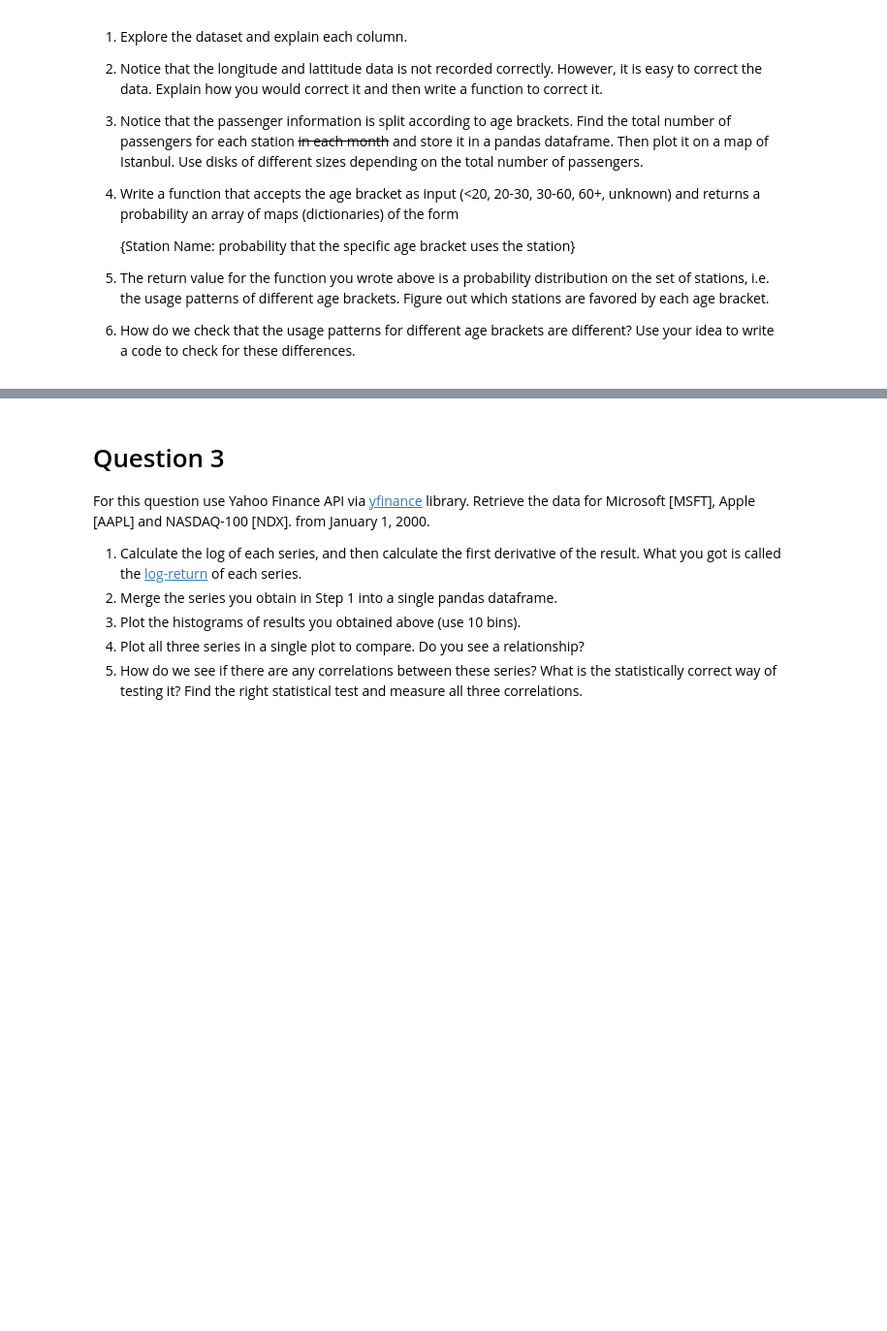
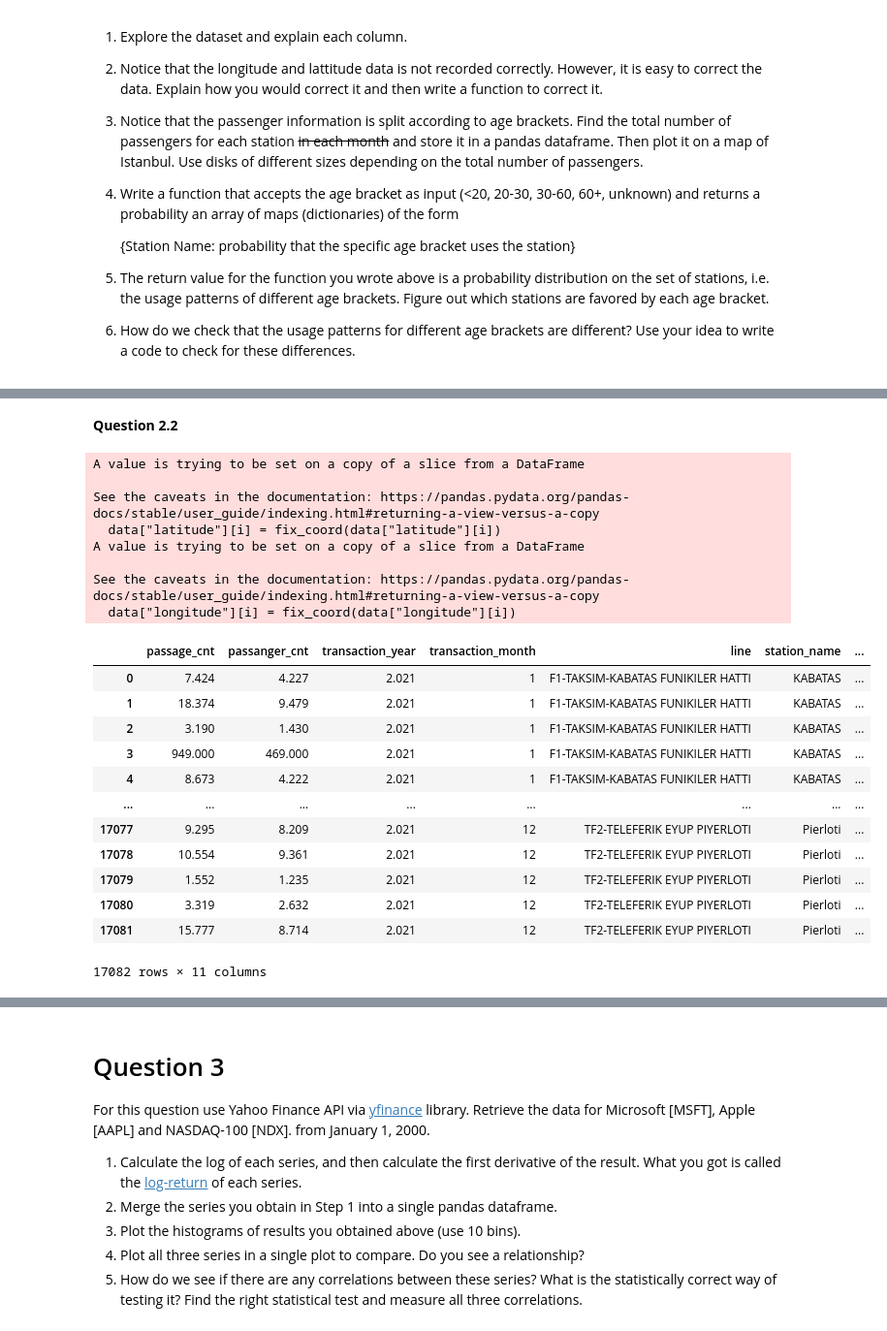
Before and after one commit to emirsglm/MAT388E-Data-Science-HW, a Jupyter notebook: HW1.ipynb, the cells around one changed output, grey strips where cells are left out. Shown at 97% size. Cells and saved outputs as stored; diff of their text form; code cells hidden in the pictures; blank space fills up the shorter version.

```diff
--- a/HW1.ipynb
+++ b/HW1.ipynb
@@ -181,0 +195,29 @@ Name: latitude, Length: 17082, dtype: object
+# %% [markdown]
+**Question 2.2**
+# %%
+for i in range(data.shape[0]):
+    data["latitude"][i] = fix_coord(data["latitude"][i])
+    data["longitude"][i] = fix_coord(data["longitude"][i])
+data
+# %% [output]
+A value is trying to be set on a copy of a slice from a DataFrame
+
+See the caveats in the documentation: https://pandas.pydata.org/pandas-docs/stable/user_guide/indexing.html#returning-a-view-versus-a-copy
+  data["latitude"][i] = fix_coord(data["latitude"][i])
+A value is trying to be set on a copy of a slice from a DataFrame
+
+See the caveats in the documentation: https://pandas.pydata.org/pandas-docs/stable/user_guide/indexing.html#returning-a-view-versus-a-copy
+  data["longitude"][i] = fix_coord(data["longitude"][i])
+|  | passage_cnt | passanger_cnt | transaction_year | transaction_month | line | station_name | ... |
+| 0 | 7.424 | 4.227 | 2.021 | 1 | F1-TAKSIM-KABATAS FUNIKILER HATTI | KABATAS | ... |
+| 1 | 18.374 | 9.479 | 2.021 | 1 | F1-TAKSIM-KABATAS FUNIKILER HATTI | KABATAS | ... |
+| 2 | 3.190 | 1.430 | 2.021 | 1 | F1-TAKSIM-KABATAS FUNIKILER HATTI | KABATAS | ... |
+| 3 | 949.000 | 469.000 | 2.021 | 1 | F1-TAKSIM-KABATAS FUNIKILER HATTI | KABATAS | ... |
+| 4 | 8.673 | 4.222 | 2.021 | 1 | F1-TAKSIM-KABATAS FUNIKILER HATTI | KABATAS | ... |
+| ... | ... | ... | ... | ... | ... | ... | ... |
+| 17077 | 9.295 | 8.209 | 2.021 | 12 | TF2-TELEFERIK EYUP PIYERLOTI | Pierloti | ... |
+| 17078 | 10.554 | 9.361 | 2.021 | 12 | TF2-TELEFERIK EYUP PIYERLOTI | Pierloti | ... |
+| 17079 | 1.552 | 1.235 | 2.021 | 12 | TF2-TELEFERIK EYUP PIYERLOTI | Pierloti | ... |
+| 17080 | 3.319 | 2.632 | 2.021 | 12 | TF2-TELEFERIK EYUP PIYERLOTI | Pierloti | ... |
+| 17081 | 15.777 | 8.714 | 2.021 | 12 | TF2-TELEFERIK EYUP PIYERLOTI | Pierloti | ... |
+17082 rows × 11 columns
```
Also changed, not shown: parts of 6 cells of this notebook.
